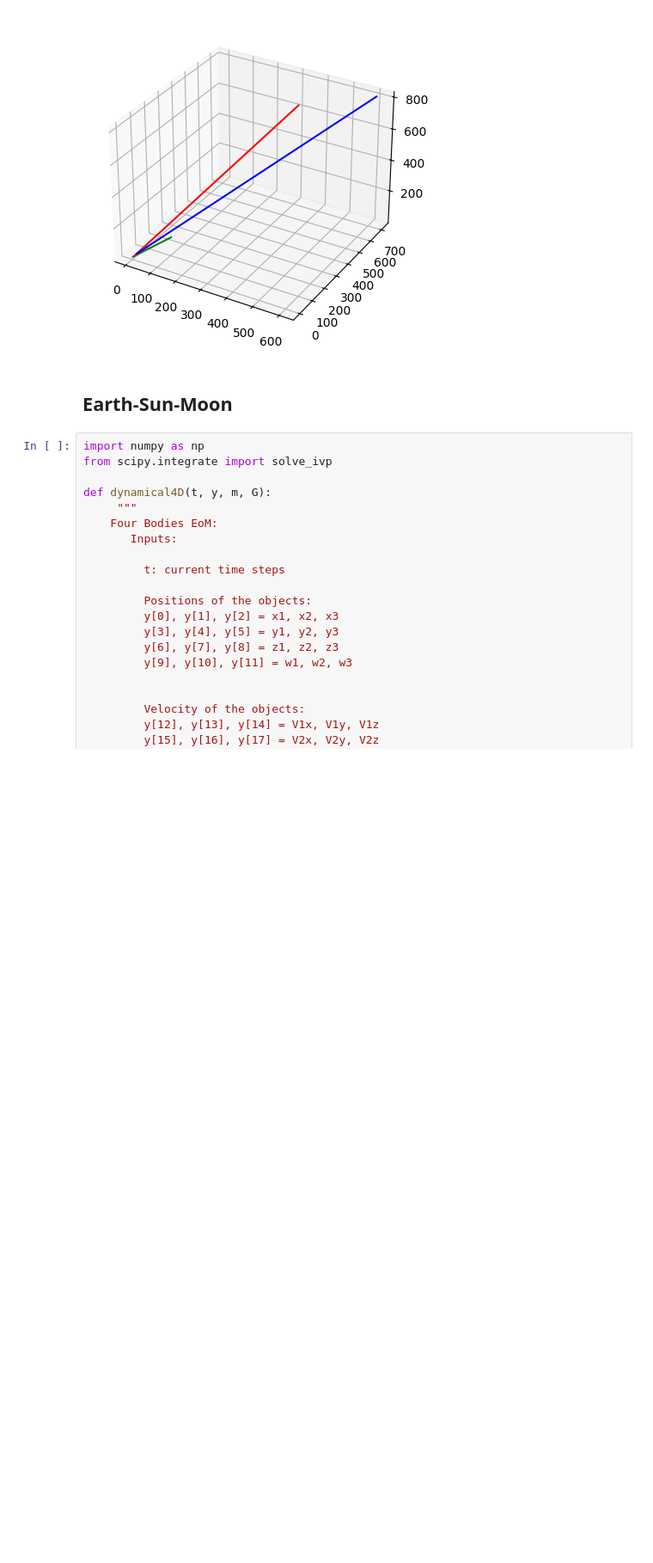
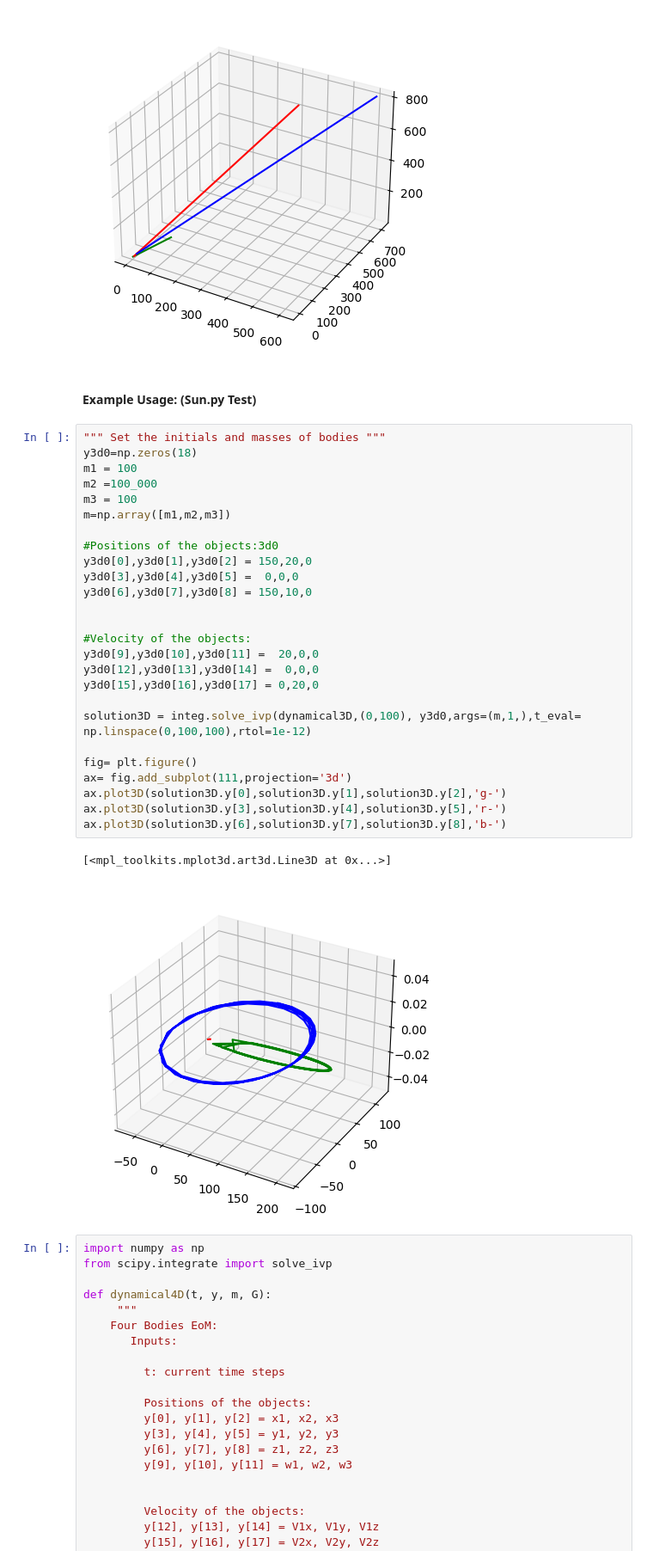
Before and after one commit to Amirsamandar/N-Body-Simulation, a Jupyter notebook: Test Cases.ipynb, the cells around one changed output. Shown: that part at 86% size. Drawn from its saved outputs; the diff is of its cells as text; blank space fills up the shorter version.

```diff
--- a/Test Cases.ipynb
+++ b/Test Cases.ipynb
@@ -207,8 +207,37 @@ ax.plot3D(solution3D.y[6],solution3D.y[7],solution3D.y[8],'b-')
 # %% [output]
 [<mpl_toolkits.mplot3d.art3d.Line3D at 0x...>]
 [figure]
-# %% [markdown]
-## Earth-Sun-Moon
+# %% [markdown]
+#### Example Usage: (Sun.py Test)
+# %%
+""" Set the initials and masses of bodies """
+y3d0=np.zeros(18)
+m1 = 100
+m2 =100_000
+m3 = 100
+m=np.array([m1,m2,m3])
+
+#Positions of the objects:3d0
+y3d0[0],y3d0[1],y3d0[2] = 150,20,0
+y3d0[3],y3d0[4],y3d0[5] =  0,0,0
+y3d0[6],y3d0[7],y3d0[8] = 150,10,0
+
+
+#Velocity of the objects:
+y3d0[9],y3d0[10],y3d0[11] =  20,0,0
+y3d0[12],y3d0[13],y3d0[14] =  0,0,0
+y3d0[15],y3d0[16],y3d0[17] = 0,20,0
+
+solution3D = integ.solve_ivp(dynamical3D,(0,100), y3d0,args=(m,1,),t_eval= np.linspace(0,100,100),rtol=1e-12)
+
+fig= plt.figure()
+ax= fig.add_subplot(111,projection='3d')
+ax.plot3D(solution3D.y[0],solution3D.y[1],solution3D.y[2],'g-')
+ax.plot3D(solution3D.y[3],solution3D.y[4],solution3D.y[5],'r-')
+ax.plot3D(solution3D.y[6],solution3D.y[7],solution3D.y[8],'b-')
+# %% [output]
+[<mpl_toolkits.mplot3d.art3d.Line3D at 0x...>]
+[figure, added]
 # %%
 import numpy as np
 from scipy.integrate import solve_ivp
```
Also changed, not shown: parts of 1 cell of this notebook.
